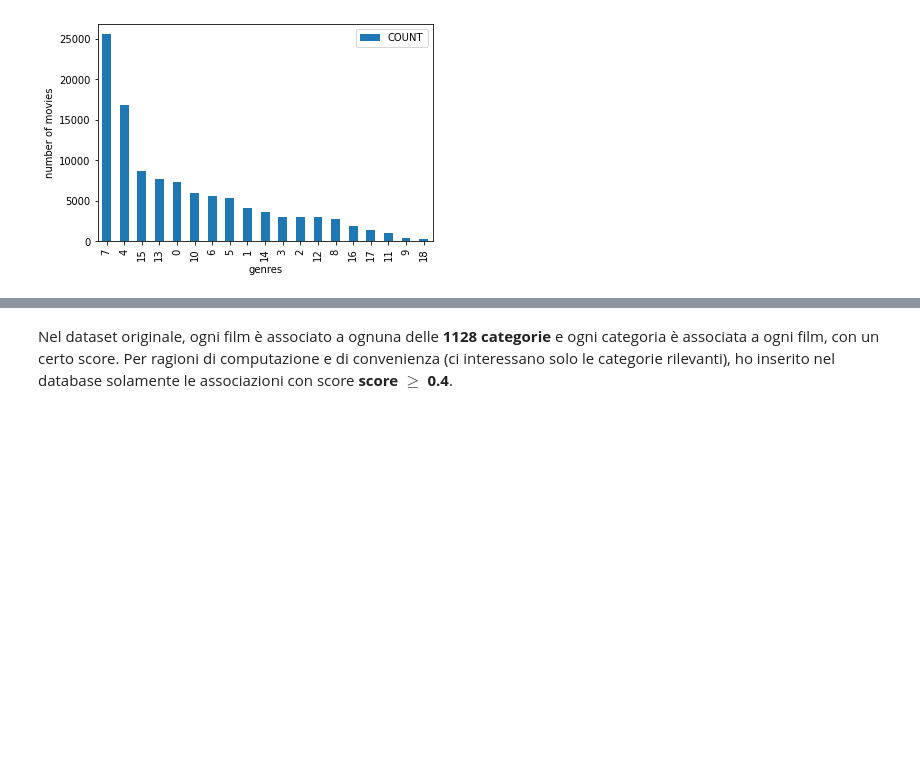
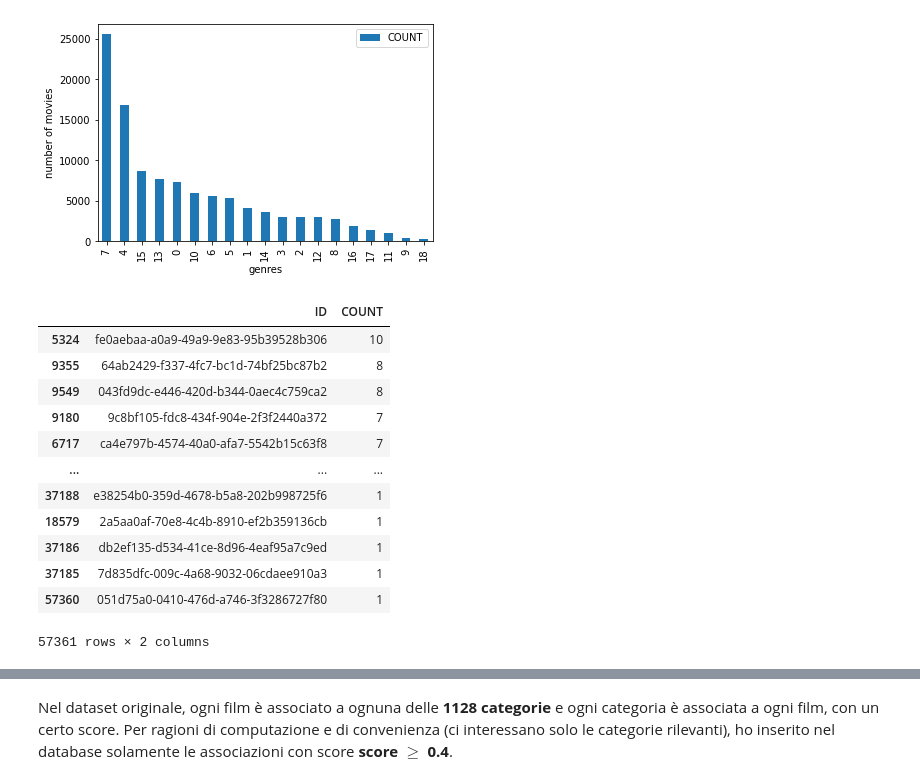
Before and after one commit to aleceress/movielens_rs, a Jupyter notebook: datasetanalysis.ipynb, the cells around one changed output, grey strips where cells are left out. Cells and saved outputs as stored; diff of their text form; code cells hidden in the pictures; blank space fills up the shorter version.

```diff
--- a/datasetanalysis.ipynb
+++ b/datasetanalysis.ipynb
@@ -95,3 +95,28 @@ plt.ylabel("number of movies")
 # %% [output]
 Text(0, 0.5, 'number of movies')
 [figure]
+# %%
+genre_per_movie_count = pd.DataFrame(
+    graph.run(
+        (
+            "MATCH(g:Genre)<-[h:HAS_GENRE]-(m:Movie)"
+            "RETURN m.id as ID, count(*) AS COUNT"
+        )
+    ).data()
+)
+
+genre_per_movie_count.sort_values(by=["COUNT"], ascending=False)
+# %% [output]
+|  | ID | COUNT |
+| 5324 | fe0aebaa-a0a9-49a9-9e83-95b39528b306 | 10 |
+| 9355 | 64ab2429-f337-4fc7-bc1d-74bf25bc87b2 | 8 |
+| 9549 | 043fd9dc-e446-420d-b344-0aec4c759ca2 | 8 |
+| 9180 | 9c8bf105-fdc8-434f-904e-2f3f2440a372 | 7 |
+| 6717 | ca4e797b-4574-40a0-afa7-5542b15c63f8 | 7 |
+| ... | ... | ... |
+| 37188 | e38254b0-359d-4678-b5a8-202b998725f6 | 1 |
+| 18579 | 2a5aa0af-70e8-4c4b-8910-ef2b359136cb | 1 |
+| 37186 | db2ef135-d534-41ce-8d96-4eaf95a7c9ed | 1 |
+| 37185 | 7d835dfc-009c-4a68-9032-06cdaee910a3 | 1 |
+| 57360 | 051d75a0-0410-476d-a746-3f3286727f80 | 1 |
+57361 rows × 2 columns
```
Also changed, not shown: parts of 10 cells of this notebook, 2 other files.
